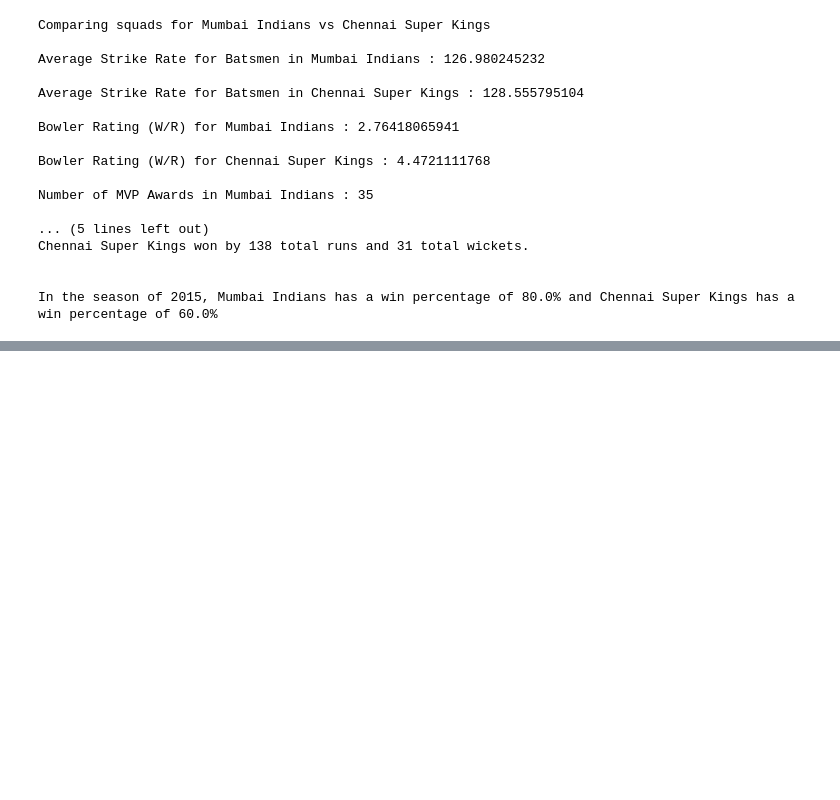
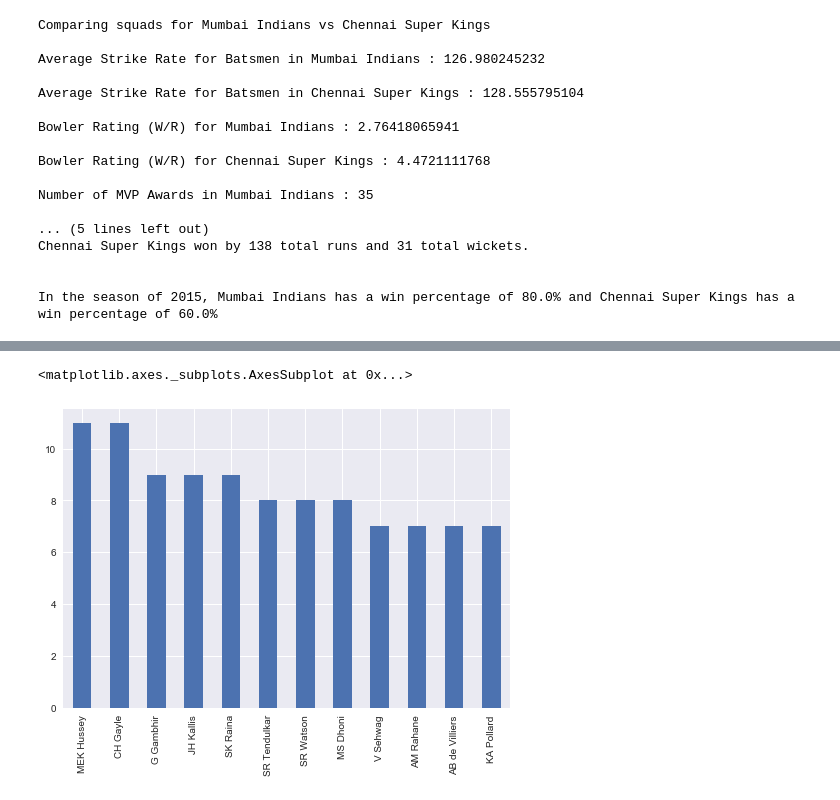
Before and after one commit to XInterns/IPL-Sparkers-2017-Interns, a Jupyter notebook: src/Match Outcome Prediction with IPL Data (Gursahej).ipynb, the cells around one changed output, grey strips where cells are left out. Drawn from its saved outputs; the diff is of its cells as text; code cells hidden in the pictures; blank space fills up the shorter version.

```diff
--- a/src/Match Outcome Prediction with IPL Data (Gursahej).ipynb
+++ b/src/Match Outcome Prediction with IPL Data (Gursahej).ipynb
@@ -381,0 +404,5 @@ In the season of 2015, Mumbai Indians has a win percentage of 80.0% and Chennai
+# %%
+matches['player_of_match'].value_counts()[:12].plot(kind = 'bar')
+# %% [output]
+<matplotlib.axes._subplots.AxesSubplot at 0x...>
+[figure, added]
```
Also changed, not shown: parts of 2 cells of this notebook, 1 other file.
